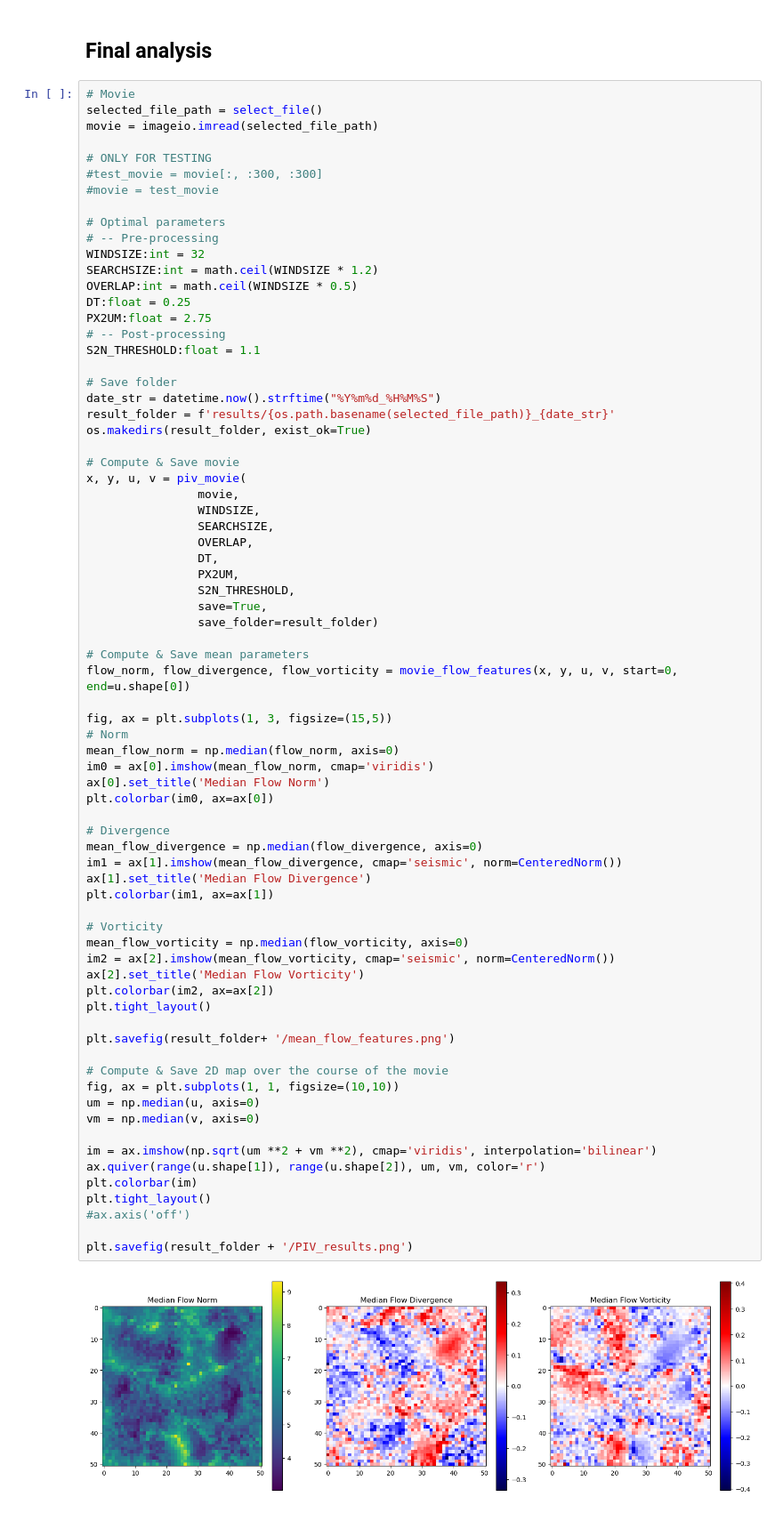
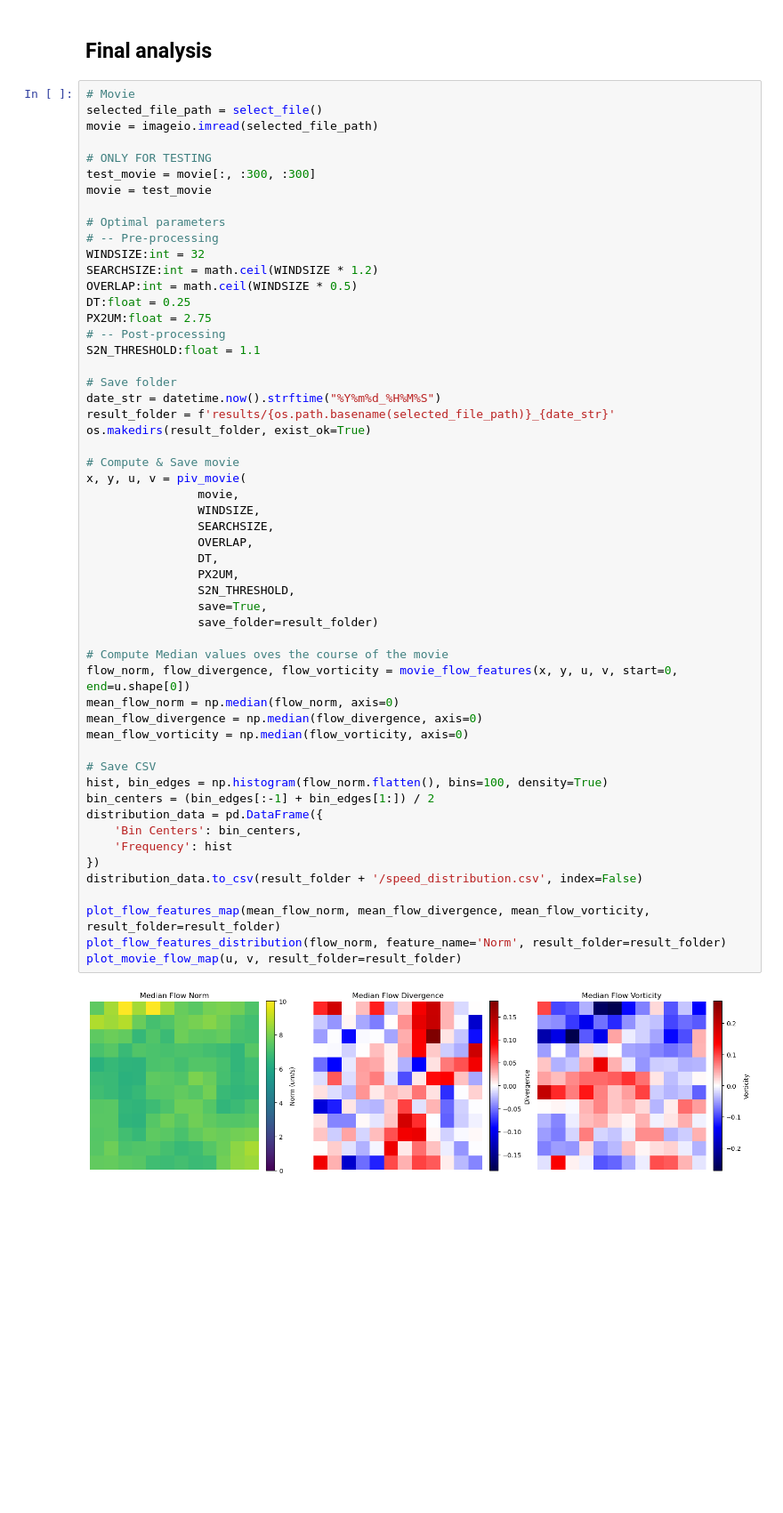
Before and after one commit to taryaksama/data-science, a Jupyter notebook: PIV/main.ipynb, the cells around one changed output. Shown at 89% size. Cells and saved outputs as stored; diff of their text form; blank space fills up the shorter version.

```diff
--- a/PIV/main.ipynb
+++ b/PIV/main.ipynb
@@ -384,72 +382,53 @@ selected_file_path = select_file()
 movie = imageio.imread(selected_file_path)
 
 # ONLY FOR TESTING
-#test_movie = movie[:, :300, :300]
-#movie = test_movie
+test_movie = movie[:, :300, :300]
+movie = test_movie
 
 # Optimal parameters
 # -- Pre-processing
 WINDSIZE:int = 32
 SEARCHSIZE:int = math.ceil(WINDSIZE * 1.2)
 OVERLAP:int = math.ceil(WINDSIZE * 0.5)
 DT:float = 0.25
 PX2UM:float = 2.75
 # -- Post-processing
 S2N_THRESHOLD:float = 1.1
 
 # Save folder
 date_str = datetime.now().strftime("%Y%m%d_%H%M%S")
 result_folder = f'results/{os.path.basename(selected_file_path)}_{date_str}'
 os.makedirs(result_folder, exist_ok=True)
 
 # Compute & Save movie
 x, y, u, v = piv_movie(
                 movie,
                 WINDSIZE,
                 SEARCHSIZE,
                 OVERLAP,
                 DT,
                 PX2UM,
                 S2N_THRESHOLD,
                 save=True,
                 save_folder=result_folder)
 
-# Compute & Save mean parameters
+# Compute Median values oves the course of the movie
 flow_norm, flow_divergence, flow_vorticity = movie_flow_features(x, y, u, v, start=0, end=u.shape[0])
+mean_flow_norm = np.median(flow_norm, axis=0)
+mean_flow_divergence = np.median(flow_divergence, axis=0)
+mean_flow_vorticity = np.median(flow_vorticity, axis=0)
 
-fig, ax = plt.subplots(1, 3, figsize=(15,5))
-# Norm
-mean_flow_norm = np.median(flow_norm, axis=0)
-im0 = ax[0].imshow(mean_flow_norm, cmap='viridis')
-ax[0].set_title('Median Flow Norm')
-plt.colorbar(im0, ax=ax[0])
+# Save CSV
+hist, bin_edges = np.histogram(flow_norm.flatten(), bins=100, density=True)
+bin_centers = (bin_edges[:-1] + bin_edges[1:]) / 2
+distribution_data = pd.DataFrame({
+    'Bin Centers': bin_centers,
+    'Frequency': hist
+})
+distribution_data.to_csv(result_folder + '/speed_distribution.csv', index=False)
 
-# Divergence
-mean_flow_divergence = np.median(flow_divergence, axis=0)
-im1 = ax[1].imshow(mean_flow_divergence, cmap='seismic', norm=CenteredNorm())
-ax[1].set_title('Median Flow Divergence')
-plt.colorbar(im1, ax=ax[1])
-
-# Vorticity
-mean_flow_vorticity = np.median(flow_vorticity, axis=0)
-im2 = ax[2].imshow(mean_flow_vorticity, cmap='seismic', norm=CenteredNorm())
-ax[2].set_title('Median Flow Vorticity')
-plt.colorbar(im2, ax=ax[2])
-plt.tight_layout()
-
-plt.savefig(result_folder+ '/mean_flow_features.png')
-
-# Compute & Save 2D map over the course of the movie
-fig, ax = plt.subplots(1, 1, figsize=(10,10))
-um = np.median(u, axis=0)
-vm = np.median(v, axis=0)
-
-im = ax.imshow(np.sqrt(um **2 + vm **2), cmap='viridis', interpolation='bilinear')
-ax.quiver(range(u.shape[1]), range(u.shape[2]), um, vm, color='r')
-plt.colorbar(im)
-plt.tight_layout()
-#ax.axis('off')
-
-plt.savefig(result_folder + '/PIV_results.png')
+plot_flow_features_map(mean_flow_norm, mean_flow_divergence, mean_flow_vorticity, result_folder=result_folder)
+plot_flow_features_distribution(flow_norm, feature_name='Norm', result_folder=result_folder)
+plot_movie_flow_map(u, v, result_folder=result_folder)
 # %% [output]
-[figure, old version]
+[figure, new version]
```
Also changed, not shown: parts of 7 cells of this notebook, 1 other file.
